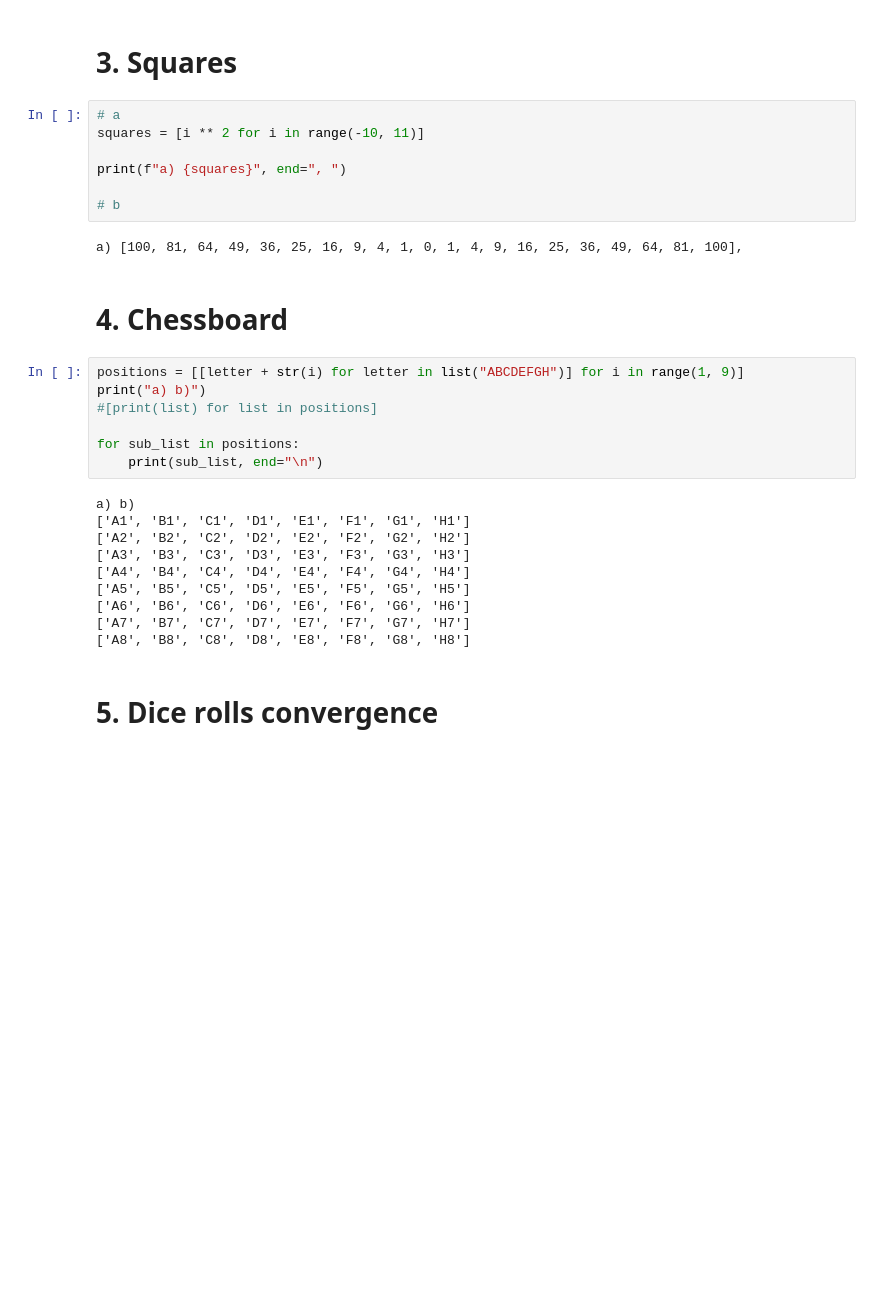
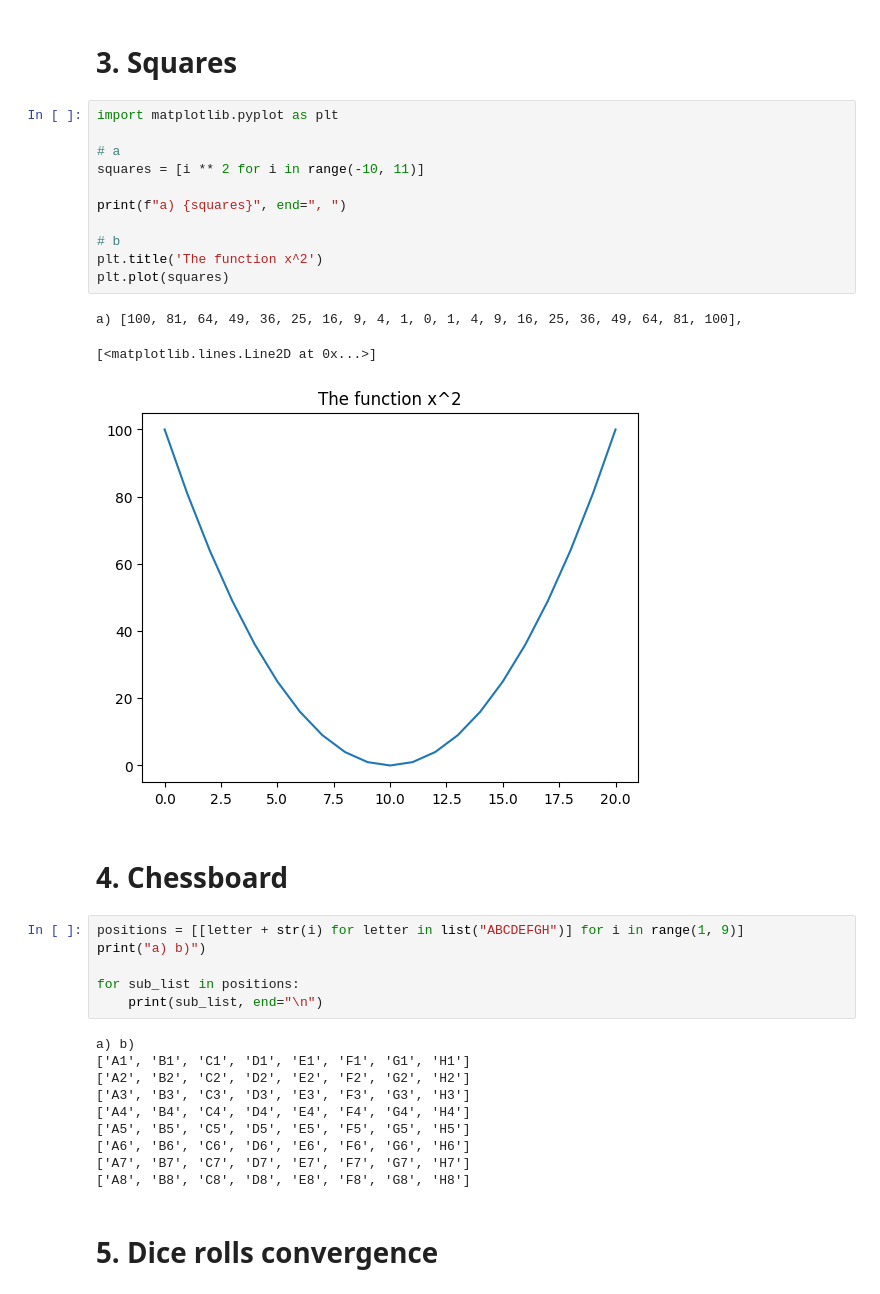
Before and after one commit to johan-suld/Python_johan_suld, a Jupyter notebook: Exercises/exercise4.ipynb, the cells around one changed output. Cells and saved outputs as stored; diff of their text form; blank space fills up the shorter version.

```diff
--- a/Exercises/exercise4.ipynb
+++ b/Exercises/exercise4.ipynb
@@ -46,20 +44,25 @@ Friday: pannkakor
 # %% [markdown]
 # 3. Squares
 # %%
+import matplotlib.pyplot as plt
+
 # a
 squares = [i ** 2 for i in range(-10, 11)]
 
 print(f"a) {squares}", end=", ")
 
 # b
+plt.title('The function x^2')
+plt.plot(squares)
 # %% [output]
 a) [100, 81, 64, 49, 36, 25, 16, 9, 4, 1, 0, 1, 4, 9, 16, 25, 36, 49, 64, 81, 100],
+[<matplotlib.lines.Line2D at 0x...>]
+[figure, added]
 # %% [markdown]
 # 4. Chessboard
 # %%
 positions = [[letter + str(i) for letter in list("ABCDEFGH")] for i in range(1, 9)]
 print("a) b)")
-#[print(list) for list in positions]
 
 for sub_list in positions:
     print(sub_list, end="\n")
```
Also changed, not shown: parts of 6 cells of this notebook, 5 other files.
